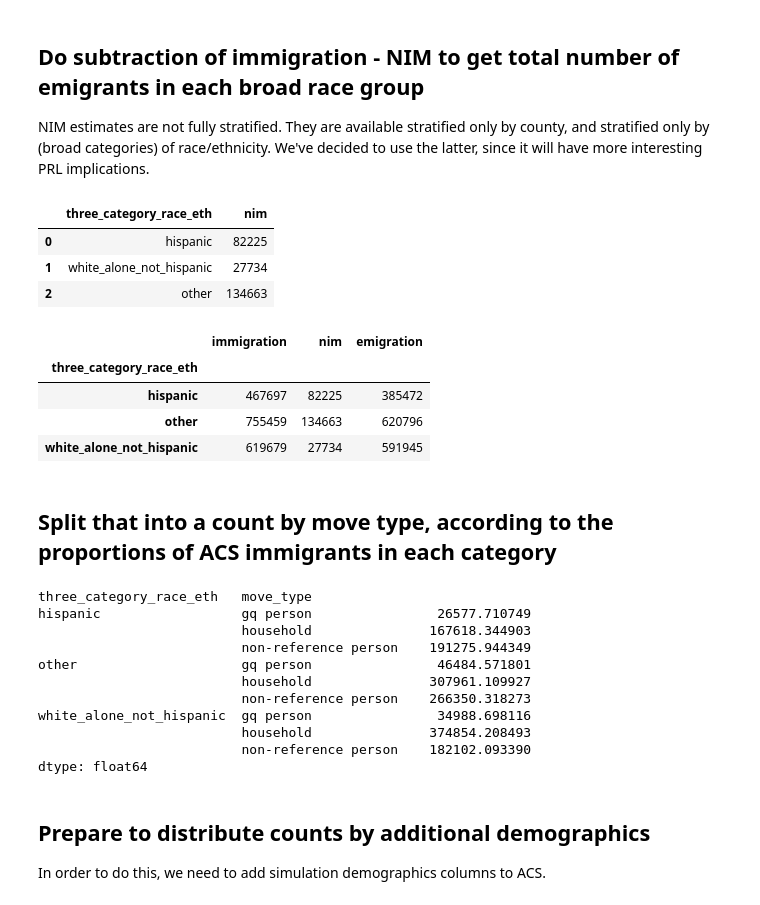
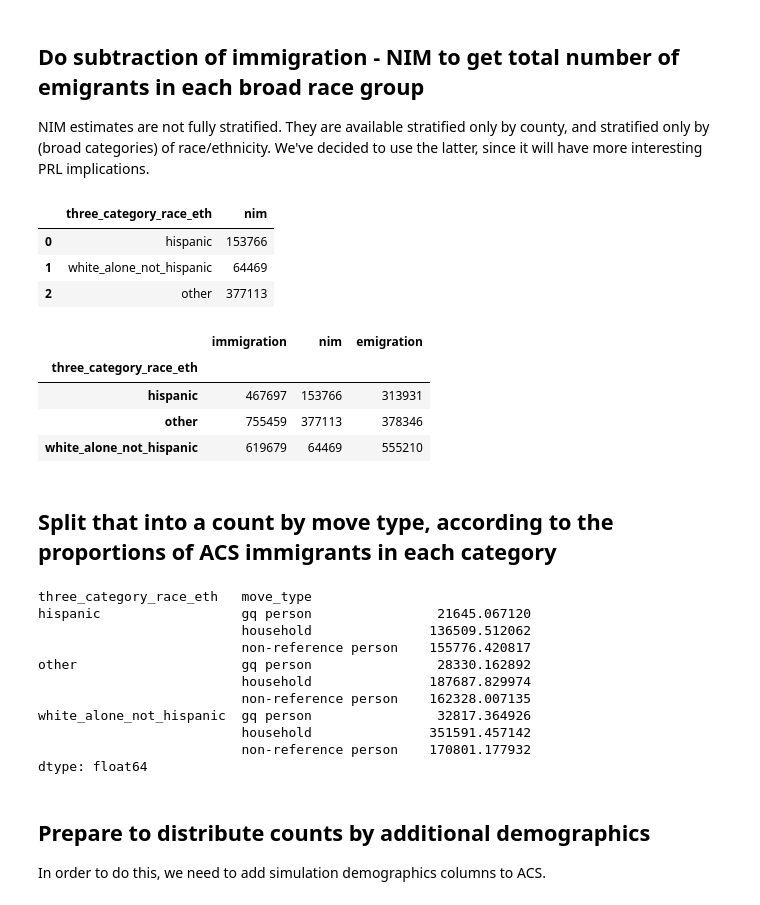
Before and after one commit to ihmeuw/vivarium_research_prl, a Jupyter notebook: migration/emigration_rates.ipynb, the cells around one changed output. Drawn from its saved outputs; the diff is of its cells as text; code cells hidden in the pictures.

```diff
--- a/migration/emigration_rates.ipynb
+++ b/migration/emigration_rates.ipynb
@@ -47,20 +47,20 @@ acs['hispanic'] = (acs.HISP != 1).astype(int)
 acs['white_alone'] = (acs.RAC1P == 1).astype(int)
 acs['three_category_race_eth'] = np.where(acs.hispanic == 1, 'hispanic', np.where(acs.white_alone == 1, 'white_alone_not_hispanic', 'other'))
 # %%
-# Data source: https://www.census.gov/data/tables/time-series/demo/popest/2020s-national-detail.html
-# Download from: https://www2.census.gov/programs-surveys/popest/tables/2020-2021/national/asrh/nc-est2021-compn.xlsx
+# Data source: https://www.census.gov/data/tables/time-series/demo/popest/2010s-national-detail.html
+# Download from: https://www2.census.gov/programs-surveys/popest/tables/2010-2019/national/asrh/nc-est2019-compn.xlsx
 # Values extracted for annual (1-year, same as the ACS immigration question) change: total, Hispanic, non-Hispanic White alone. The "other" category should = total - Hispanic - non-Hispanic White alone.
 nim = pd.DataFrame([
-    {'three_category_race_eth': 'hispanic', 'nim': 82_225},
-    {'three_category_race_eth': 'white_alone_not_hispanic', 'nim': 27_734},
-    {'three_category_race_eth': 'other', 'nim': 244_622 - 82_225 - 27_734},
+    {'three_category_race_eth': 'hispanic', 'nim': 153_766},
+    {'three_category_race_eth': 'white_alone_not_hispanic', 'nim': 64_469},
+    {'three_category_race_eth': 'other', 'nim': 595_348 - 153_766 - 64_469},
 ])
 nim
 # %% [output]
 |  | three_category_race_eth | nim |
-| 0 | hispanic | 82225 |
-| 1 | white_alone_not_hispanic | 27734 |
-| 2 | other | 134663 |
+| 0 | hispanic | 153766 |
+| 1 | white_alone_not_hispanic | 64469 |
+| 2 | other | 377113 |
 # %%
 immigration_by_race_eth = acs[acs.immigrant == 1].groupby('three_category_race_eth').PWGTP.sum().rename('immigration')
 # %%
@@ -69,9 +69,9 @@ emigration_by_race_eth
 # %% [output]
 |  | immigration | nim | emigration |
 | three_category_race_eth |  |  |  |
-| hispanic | 467697 | 82225 | 385472 |
-| other | 755459 | 134663 | 620796 |
-| white_alone_not_hispanic | 619679 | 27734 | 591945 |
+| hispanic | 467697 | 153766 | 313931 |
+| other | 755459 | 377113 | 378346 |
+| white_alone_not_hispanic | 619679 | 64469 | 555210 |
 # %% [markdown]
 ## Split that into a count by move type, according to the proportions of ACS immigrants in each category
 # %%
@@ -82,15 +82,15 @@ emigration_by_race_eth_type = emigration_by_race_eth.emigration * type_proportio
 emigration_by_race_eth_type
 # %% [output]
 three_category_race_eth   move_type
-hispanic                  gq person                26577.710749
-                          household               167618.344903
-                          non-reference person    191275.944349
-other                     gq person                46484.571801
-                          household               307961.109927
-                          non-reference person    266350.318273
-white_alone_not_hispanic  gq person                34988.698116
-                          household               374854.208493
-                          non-reference person    182102.093390
+hispanic                  gq person                21645.067120
+                          household               136509.512062
+                          non-reference person    155776.420817
+other                     gq person                28330.162892
+                          household               187687.829974
+                          non-reference person    162328.007135
+white_alone_not_hispanic  gq person                32817.364926
+                          household               351591.457142
+                          non-reference person    170801.177932
 dtype: float64
 # %% [markdown]
 ## Prepare to distribute counts by additional demographics
```
Also changed, not shown: parts of 41 cells of this notebook, 3 other files.
